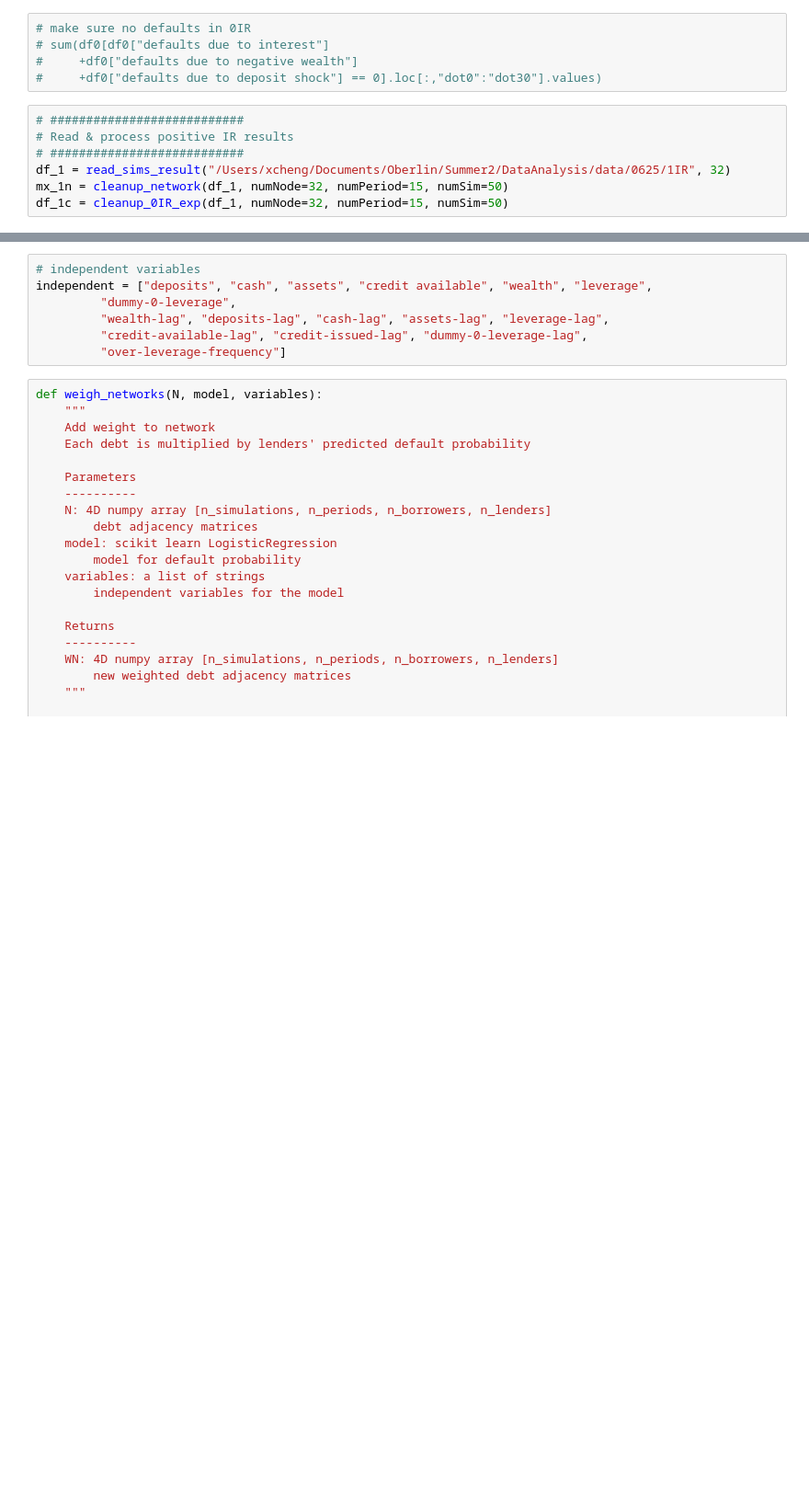
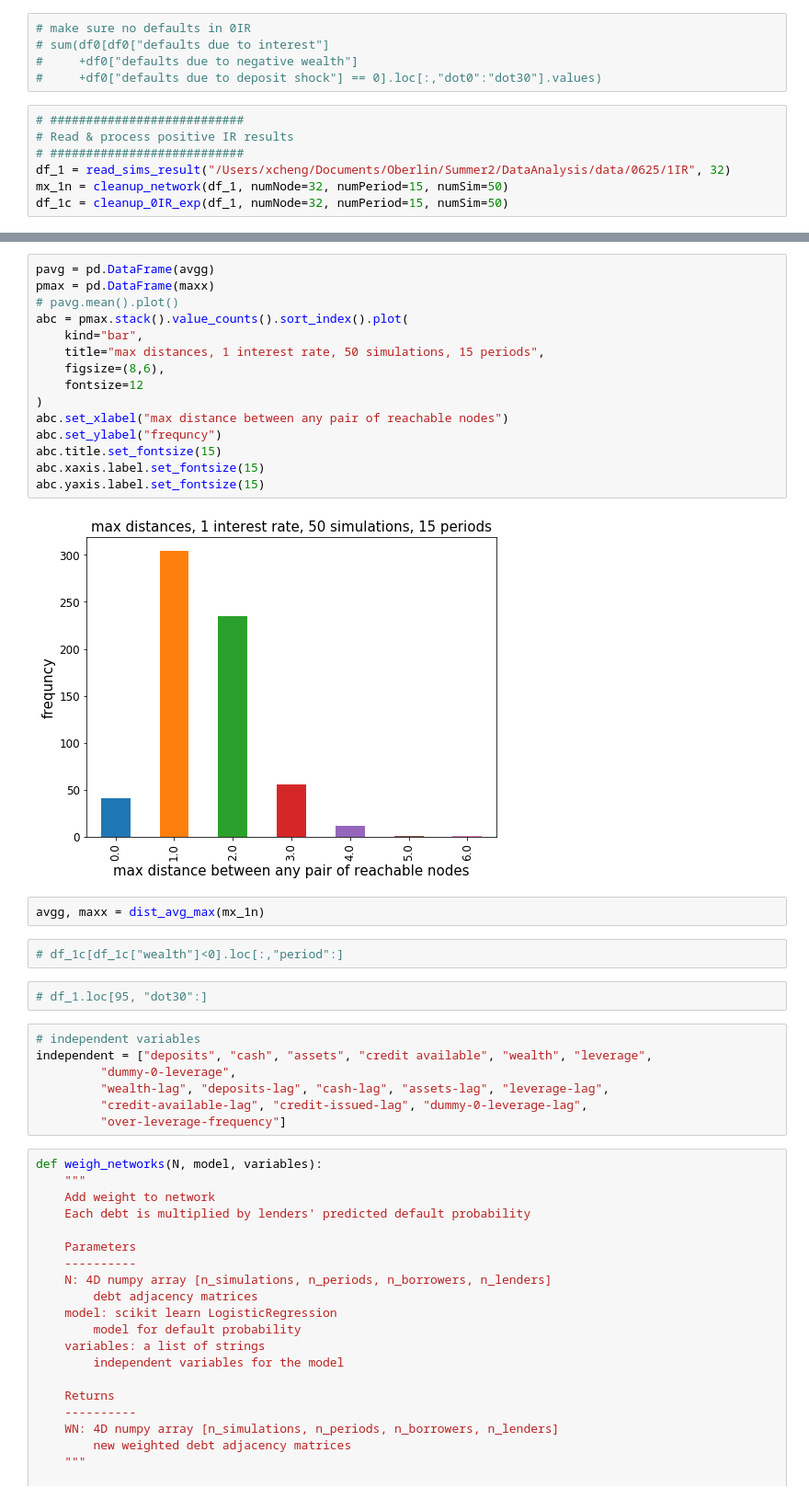
Before and after one commit to ai-xiaihai/FCN_DataAnalysis, a Jupyter notebook: centrality.ipynb, the cells around one changed output, grey strips where cells are left out. Shown at 92% size. Saved outputs shown, nothing was run; the diff lists cells and outputs as text; blank space fills up the shorter version.

Commit message:
add distance calculation

```diff
--- a/centrality.ipynb
+++ b/centrality.ipynb
@@ -50,3 +88,26 @@ df_1c = cleanup_0IR_exp(df_1, numNode=32, numPeriod=15, numSim=50)
+# %%
+pavg = pd.DataFrame(avgg)
+pmax = pd.DataFrame(maxx)
+# pavg.mean().plot()
+abc = pmax.stack().value_counts().sort_index().plot(
+    kind="bar",
+    title="max distances, 1 interest rate, 50 simulations, 15 periods",
+    figsize=(8,6),
+    fontsize=12
+)
+abc.set_xlabel("max distance between any pair of reachable nodes")
+abc.set_ylabel("frequncy")
+abc.title.set_fontsize(15)
+abc.xaxis.label.set_fontsize(15)
+abc.yaxis.label.set_fontsize(15)
+# %% [output]
+[figure, added]
+# %%
+avgg, maxx = dist_avg_max(mx_1n)
+# %%
+# df_1c[df_1c["wealth"]<0].loc[:,"period":]
+# %%
+# df_1.loc[95, "dot30":]
 # %%
 # independent variables
 independent = ["deposits", "cash", "assets", "credit available", "wealth", "leverage",
```
Also changed, not shown: parts of 11 cells of this notebook.
